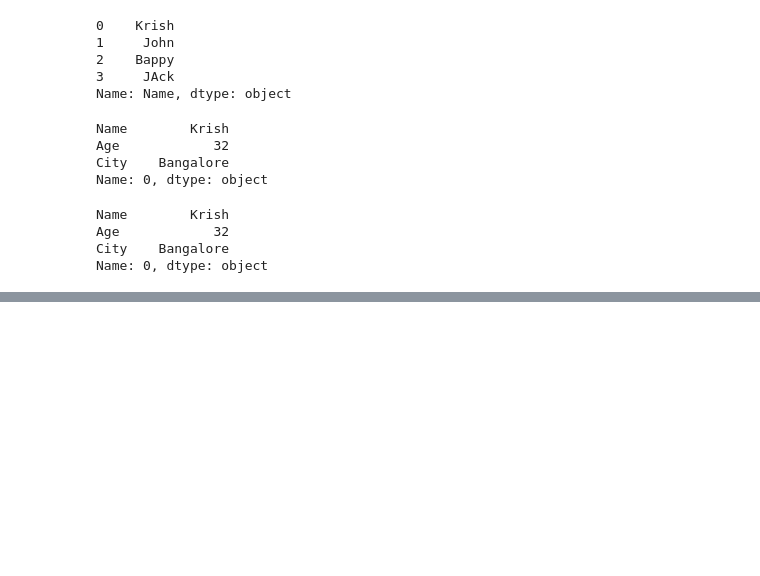
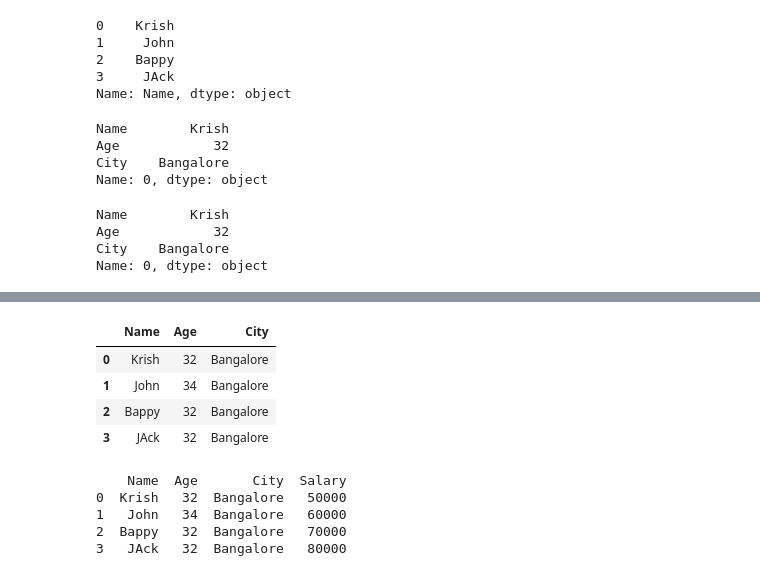
Before and after one commit to PandoraAnalyst/py-analysis, a Jupyter notebook: py-analysis/pandas.ipynb, the cells around one changed output, grey strips where cells are left out. Drawn from its saved outputs; the diff is of its cells as text; code cells hidden in the pictures; blank space fills up the shorter version.

```diff
--- a/py-analysis/pandas.ipynb
+++ b/py-analysis/pandas.ipynb
@@ -150,0 +168,19 @@ Name: 0, dtype: object
+# %%
+### Data MAnipulation with Dataframe
+df
+# %% [output]
+|  | Name | Age | City |
+| 0 | Krish | 32 | Bangalore |
+| 1 | John | 34 | Bangalore |
+| 2 | Bappy | 32 | Bangalore |
+| 3 | JAck | 32 | Bangalore |
+# %%
+## Adding a column
+df['Salary']=[50000,60000,70000,80000]
+print(df)
+# %% [output]
+    Name  Age       City  Salary
+0  Krish   32  Bangalore   50000
+1   John   34  Bangalore   60000
+2  Bappy   32  Bangalore   70000
+3   JAck   32  Bangalore   80000
```
Also changed, not shown: parts of 9 cells of this notebook.
